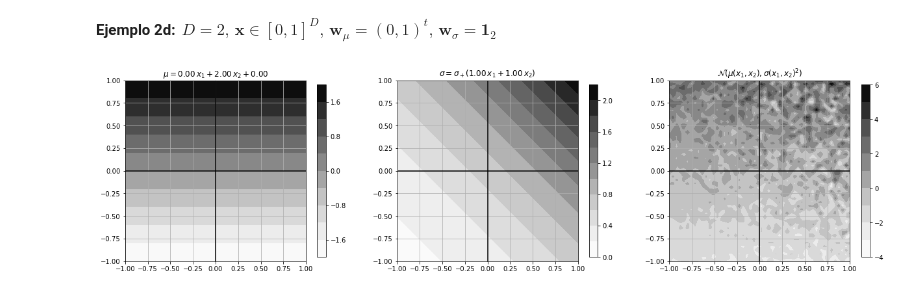
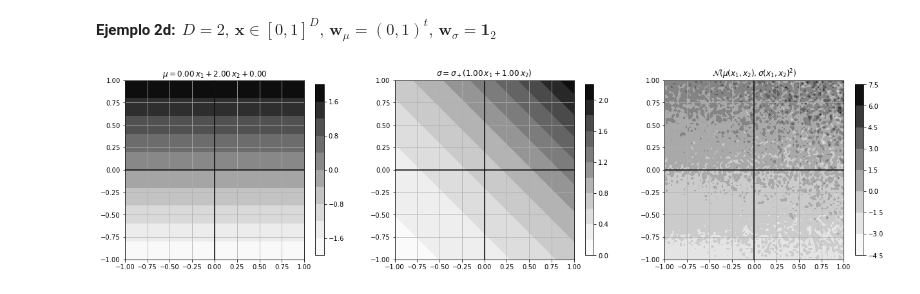
Before and after one commit to AlfonsJ/2024_07_31_PER2324, a Jupyter notebook: 02_fun/2.6 Distribución Gaussiana univariada/2.6.ipynb, the cells around one changed output. Saved outputs shown, nothing was run; the diff lists cells and outputs as text; code cells hidden in the pictures.

```diff
--- a/02_fun/2.6 Distribución Gaussiana univariada/2.6.ipynb
+++ b/02_fun/2.6 Distribución Gaussiana univariada/2.6.ipynb
@@ -39,7 +39,7 @@ donde $\sigma_+(a)=\log(1+e^a)$ es la función **softplus**.
 # %%
 x_min = y_min = -1.0
 x_max = y_max = 1.0
-x, y = np.meshgrid(np.linspace(x_min, x_max, num=50), np.linspace(y_min, y_max, num=50))
+x, y = np.meshgrid(np.linspace(x_min, x_max, num=100), np.linspace(y_min, y_max, num=100))
 wmu = np.array([0., 2.])
 b = .0
 wsigma = np.array([1., 1.])
@@ -52,20 +52,20 @@ rvs = norm().rvs(mu.shape) * sigma + mu # un número aleatorio por cada posició
 # %%
 contourf_levels = 10
 fig, axes = plt.subplots(1, 3, figsize=(18, 6))
 fig.tight_layout(pad=4)
 for i in (0, 1, 2):
     axes[i].set(aspect='equal', xlim=(x_min, x_max), ylim=(y_min, y_max))
     axes[i].grid()
     axes[i].axhline(0, color='black')
     axes[i].axvline(0, color='black')
 axes[0].set_title('$\mu={:.2f}\,x_1{:+.2f}\,x_2{:+.2f}$'.format(wmu[0], wmu[1], b))
 cp = axes[0].contourf(x, y, mu.reshape(x.shape), contourf_levels, cmap='Greys')
 plt.colorbar(cp, ax=axes[0], shrink=0.8);
 axes[1].set_title('$\sigma=\sigma_+({:.2f}\,x_1{:+.2f}\,x_2)$'.format(wsigma[0], wsigma[1]))
 cp = axes[1].contourf(x, y, sigma.reshape(x.shape), contourf_levels, cmap='Greys')
 plt.colorbar(cp, ax=axes[1], shrink=0.8)
 axes[2].set_title('$\mathcal{N}(\mu(x_1, x_2),\sigma(x_1, x_2)^2)$')
-cp = axes[2].contourf(x, y, rvs.reshape(x.shape), contourf_levels, cmap='Greys')
+cp = axes[2].contourf(x, y, rvs.reshape(x.shape), contourf_levels, cmap='Greys', antialiased=False)
 plt.colorbar(cp, ax=axes[2], shrink=0.8);
 # %% [output]
-[figure, old version]
+[figure, new version]
```
